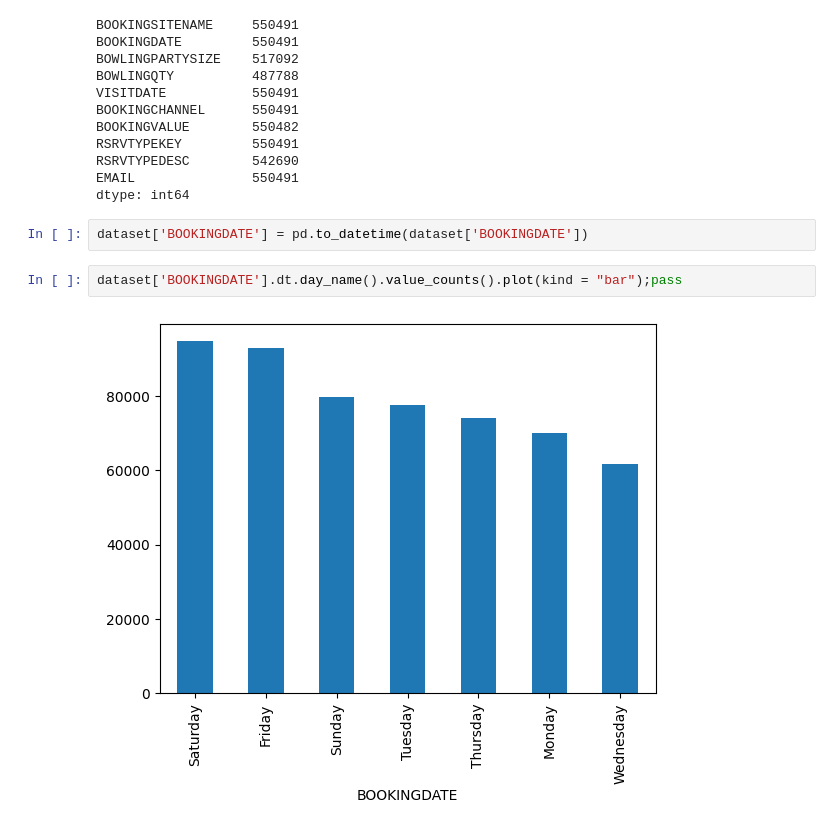
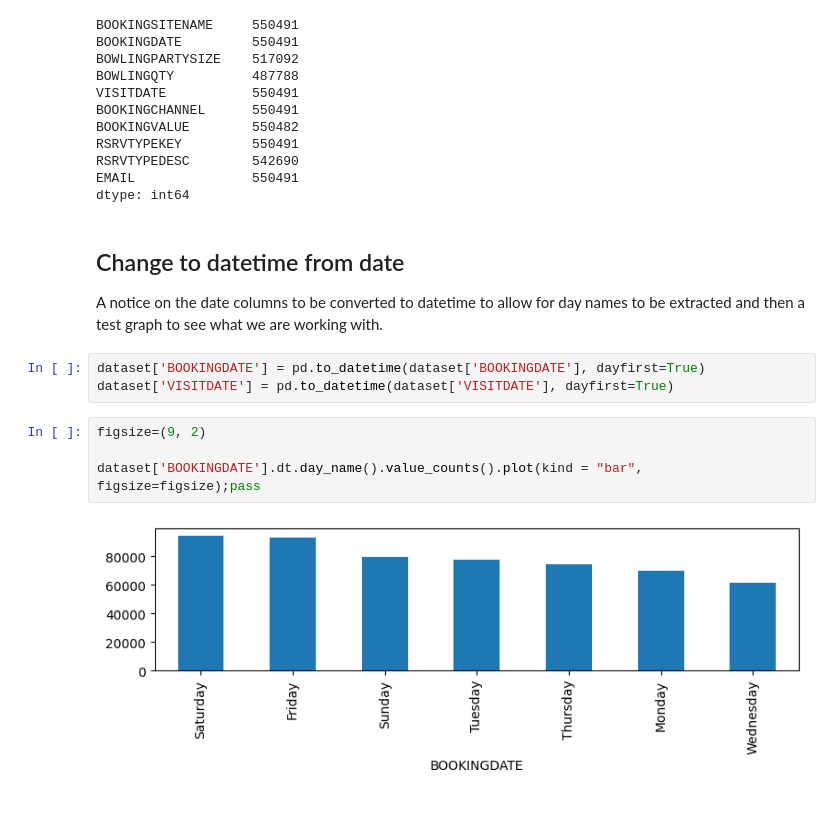
Before and after one commit to KoraySali/client-analysis-task, a Jupyter notebook: Client Analysis.ipynb, the cells around one changed output. Cells and saved outputs as stored; diff of their text form.

```diff
--- a/Client Analysis.ipynb
+++ b/Client Analysis.ipynb
@@ -54,9 +77,16 @@ RSRVTYPEKEY         550491
 RSRVTYPEDESC        542690
 EMAIL               550491
 dtype: int64
+# %% [markdown]
+## Change to datetime from date
+
+A notice on the date columns to be converted to datetime to allow for day names to be extracted and then a test graph to see what we are working with.
 # %%
-dataset['BOOKINGDATE'] = pd.to_datetime(dataset['BOOKINGDATE'])
+dataset['BOOKINGDATE'] = pd.to_datetime(dataset['BOOKINGDATE'], dayfirst=True)
+dataset['VISITDATE'] = pd.to_datetime(dataset['VISITDATE'], dayfirst=True)
 # %%
-dataset['BOOKINGDATE'].dt.day_name().value_counts().plot(kind = "bar");pass
+figsize=(9, 2)
+
+dataset['BOOKINGDATE'].dt.day_name().value_counts().plot(kind = "bar", figsize=figsize);pass
 # %% [output]
-[figure, old version]
+[figure, new version]
```
Also changed, not shown: parts of 20 cells of this notebook.
